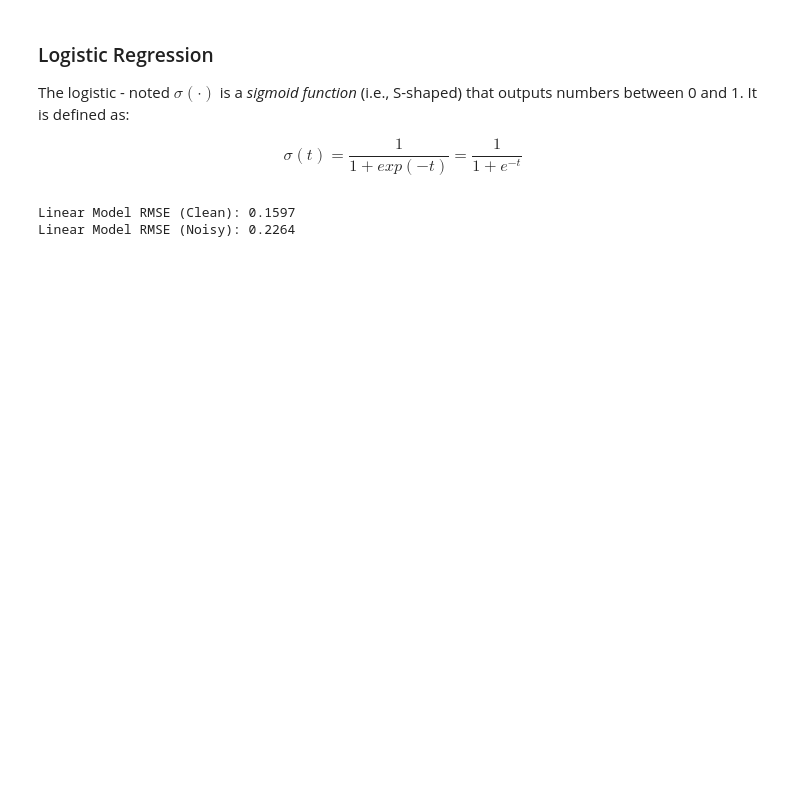
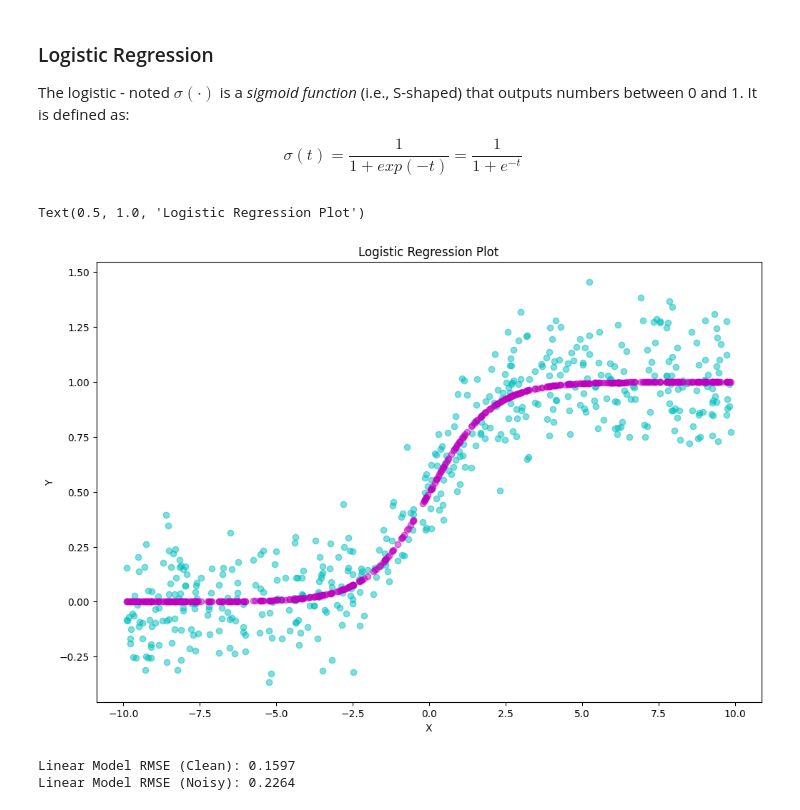
Before and after one commit to SaiNikhilChanda/DSCI225, a Jupyter notebook: SaiChandaAssignment3.ipynb, the cells around one changed output. Drawn from its saved outputs; the diff is of its cells as text; code cells hidden in the pictures; blank space fills up the shorter version.

```diff
--- a/SaiChandaAssignment3.ipynb
+++ b/SaiChandaAssignment3.ipynb
@@ -35,6 +45,16 @@ y_clean_test = validation_data['Clean y'].values.reshape(-1, 1)
 
 y_noisy_train = training_data['Noisy y'].values.reshape(-1, 1)
 y_noisy_test = validation_data['Noisy y'].values.reshape(-1, 1)
+# %%
+plt.figure(figsize=(12, 8))
+plt.scatter(X, y_noisy, color='c', label="Noisy Data", alpha=0.5,)
+plt.scatter(X, y_clean, color='m', label="Clean Data", alpha=0.5)
+plt.ylabel("Y")
+plt.xlabel("X")
+plt.title("Logistic Regression Plot")
+# %% [output]
+Text(0.5, 1.0, 'Logistic Regression Plot')
+[figure, added]
 # %%
 def compute_RMSE(model, X_test, y_test):
     y_pred = model.predict(X_test)
```
Also changed, not shown: parts of 15 cells of this notebook.
